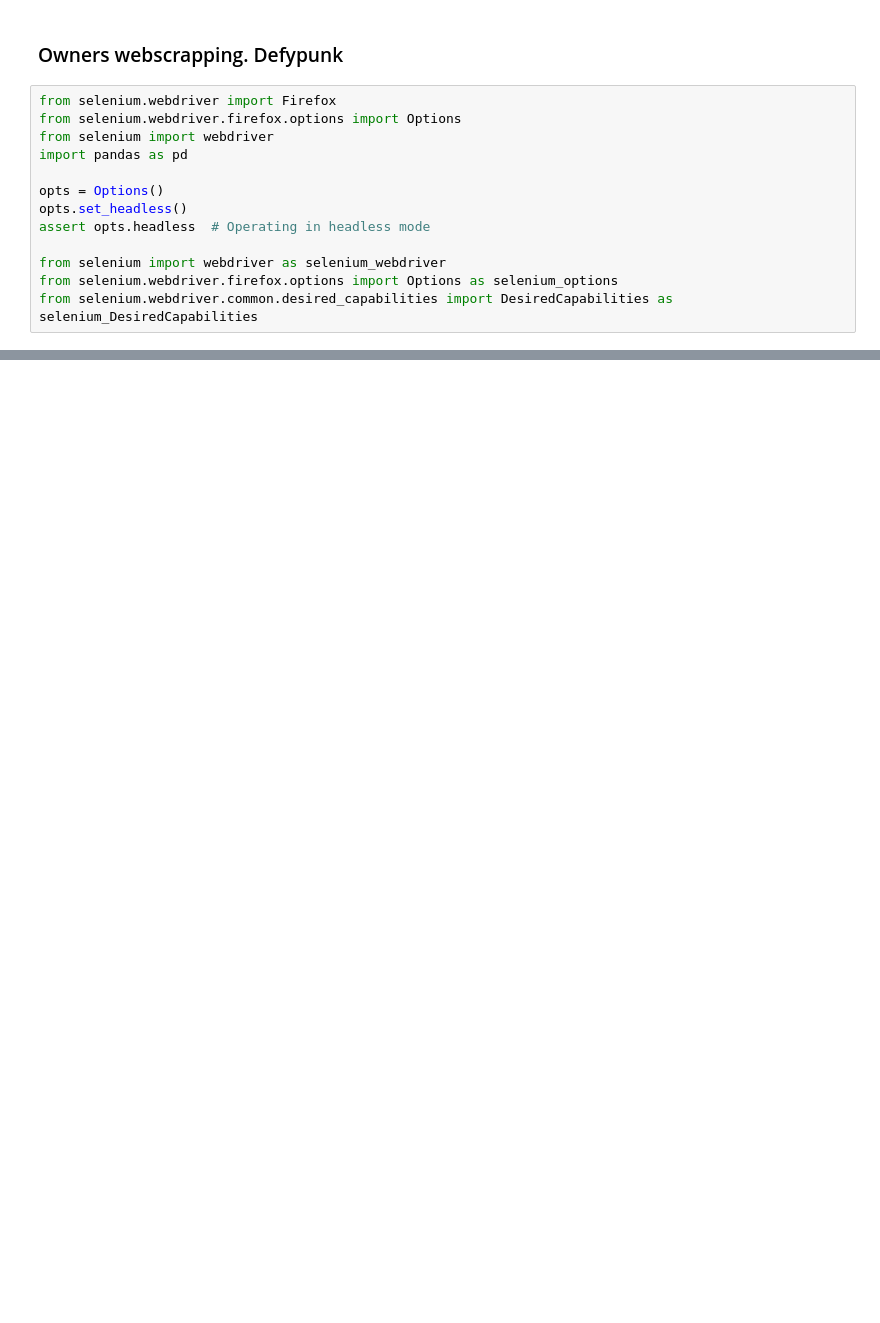
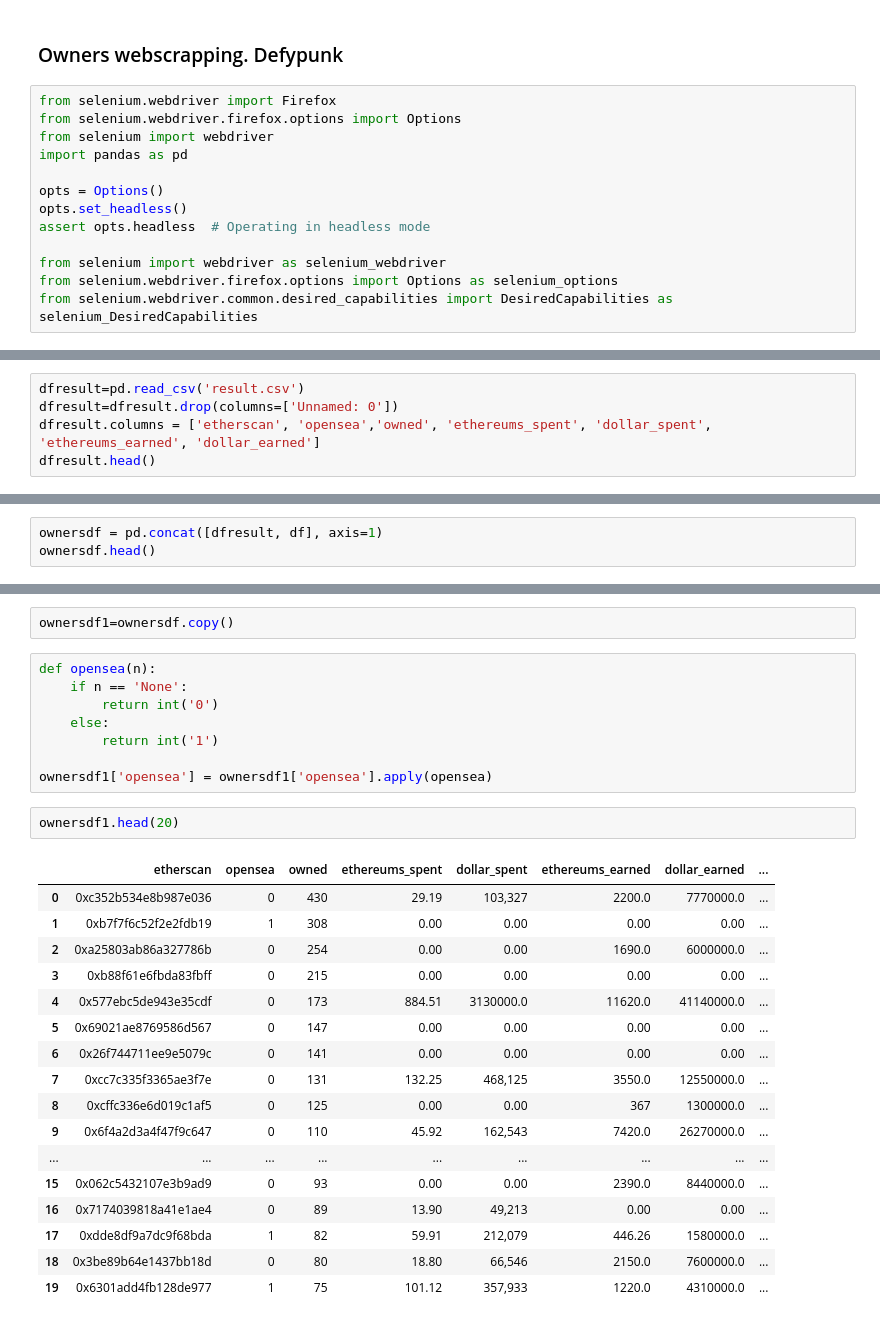
Before and after one commit to pagoma3/CryptoPunks_Project, a Jupyter notebook: owners_scrapping_defypunk.ipynb, the cells around one changed output, grey strips where cells are left out. Saved outputs shown, nothing was run; the diff lists cells and outputs as text; blank space fills up the shorter version.

```diff
--- a/owners_scrapping_defypunk.ipynb
+++ b/owners_scrapping_defypunk.ipynb
@@ -30,0 +119,5 @@ df.to_csv('owners.csv')
+# %%
+dfresult=pd.read_csv('result.csv')
+dfresult=dfresult.drop(columns=['Unnamed: 0'])
+dfresult.columns = ['etherscan', 'opensea','owned', 'ethereums_spent', 'dollar_spent', 'ethereums_earned', 'dollar_earned']
+dfresult.head()
@@ -30,0 +131,3 @@ df.to_csv('owners.csv')
+# %%
+ownersdf = pd.concat([dfresult, df], axis=1)
+ownersdf.head()
@@ -30,0 +141,30 @@ df.to_csv('owners.csv')
+# %%
+ownersdf1=ownersdf.copy()
+# %%
+def opensea(n):
+    if n == 'None':
+        return int('0')
+    else:
+        return int('1')
+
+ownersdf1['opensea'] = ownersdf1['opensea'].apply(opensea)
+# %%
+ownersdf1.head(20)
+# %% [output]
+|  | etherscan | opensea | owned | ethereums_spent | dollar_spent | ethereums_earned | dollar_earned | ... |
+| 0 | 0xc352b534e8b987e036 | 0 | 430 | 29.19 | 103,327 | 2200.0 | 7770000.0 | ... |
+| 1 | 0xb7f7f6c52f2e2fdb19 | 1 | 308 | 0.00 | 0.00 | 0.00 | 0.00 | ... |
+| 2 | 0xa25803ab86a327786b | 0 | 254 | 0.00 | 0.00 | 1690.0 | 6000000.0 | ... |
+| 3 | 0xb88f61e6fbda83fbff | 0 | 215 | 0.00 | 0.00 | 0.00 | 0.00 | ... |
+| 4 | 0x577ebc5de943e35cdf | 0 | 173 | 884.51 | 3130000.0 | 11620.0 | 41140000.0 | ... |
+| 5 | 0x69021ae8769586d567 | 0 | 147 | 0.00 | 0.00 | 0.00 | 0.00 | ... |
+| 6 | 0x26f744711ee9e5079c | 0 | 141 | 0.00 | 0.00 | 0.00 | 0.00 | ... |
+| 7 | 0xcc7c335f3365ae3f7e | 0 | 131 | 132.25 | 468,125 | 3550.0 | 12550000.0 | ... |
+| 8 | 0xcffc336e6d019c1af5 | 0 | 125 | 0.00 | 0.00 | 367 | 1300000.0 | ... |
+| 9 | 0x6f4a2d3a4f47f9c647 | 0 | 110 | 45.92 | 162,543 | 7420.0 | 26270000.0 | ... |
+| ... | ... | ... | ... | ... | ... | ... | ... | ... |
+| 15 | 0x062c5432107e3b9ad9 | 0 | 93 | 0.00 | 0.00 | 2390.0 | 8440000.0 | ... |
+| 16 | 0x7174039818a41e1ae4 | 0 | 89 | 13.90 | 49,213 | 0.00 | 0.00 | ... |
+| 17 | 0xdde8df9a7dc9f68bda | 1 | 82 | 59.91 | 212,079 | 446.26 | 1580000.0 | ... |
+| 18 | 0x3be89b64e1437bb18d | 0 | 80 | 18.80 | 66,546 | 2150.0 | 7600000.0 | ... |
+| 19 | 0x6301add4fb128de977 | 1 | 75 | 101.12 | 357,933 | 1220.0 | 4310000.0 | ... |
```
Also changed, not shown: parts of 18 cells of this notebook, 2 other files.
